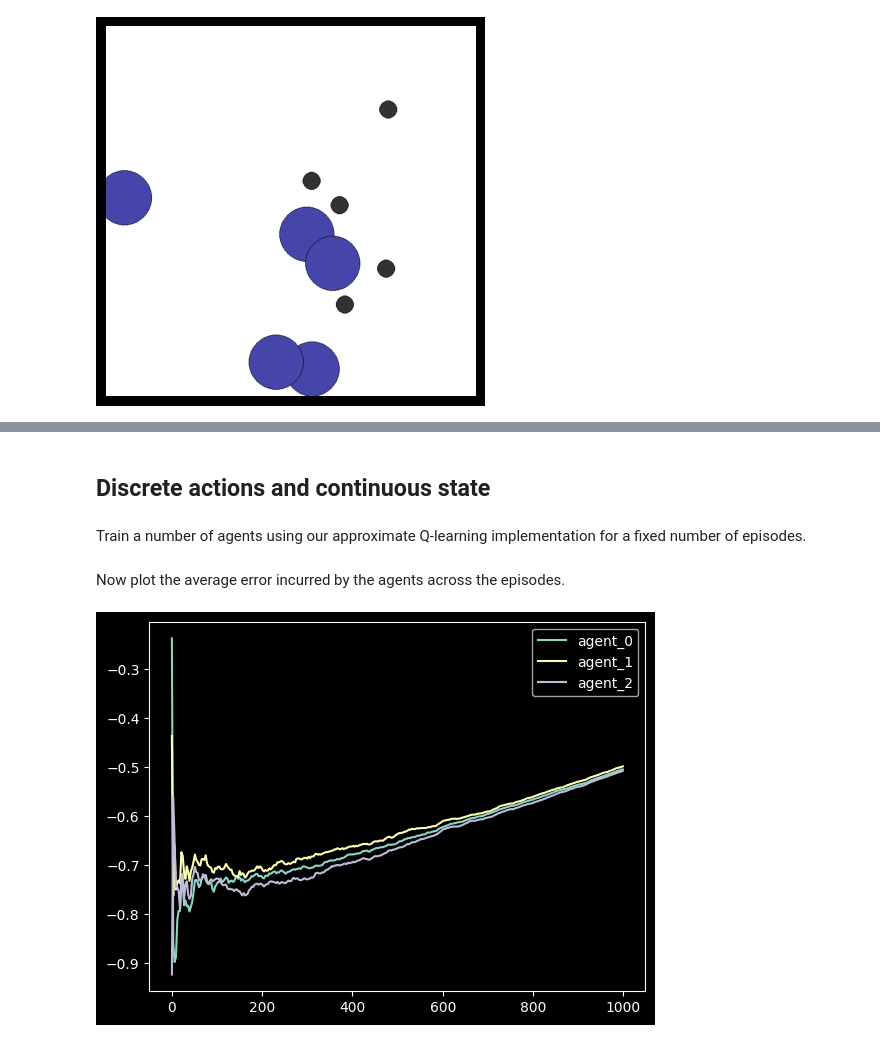
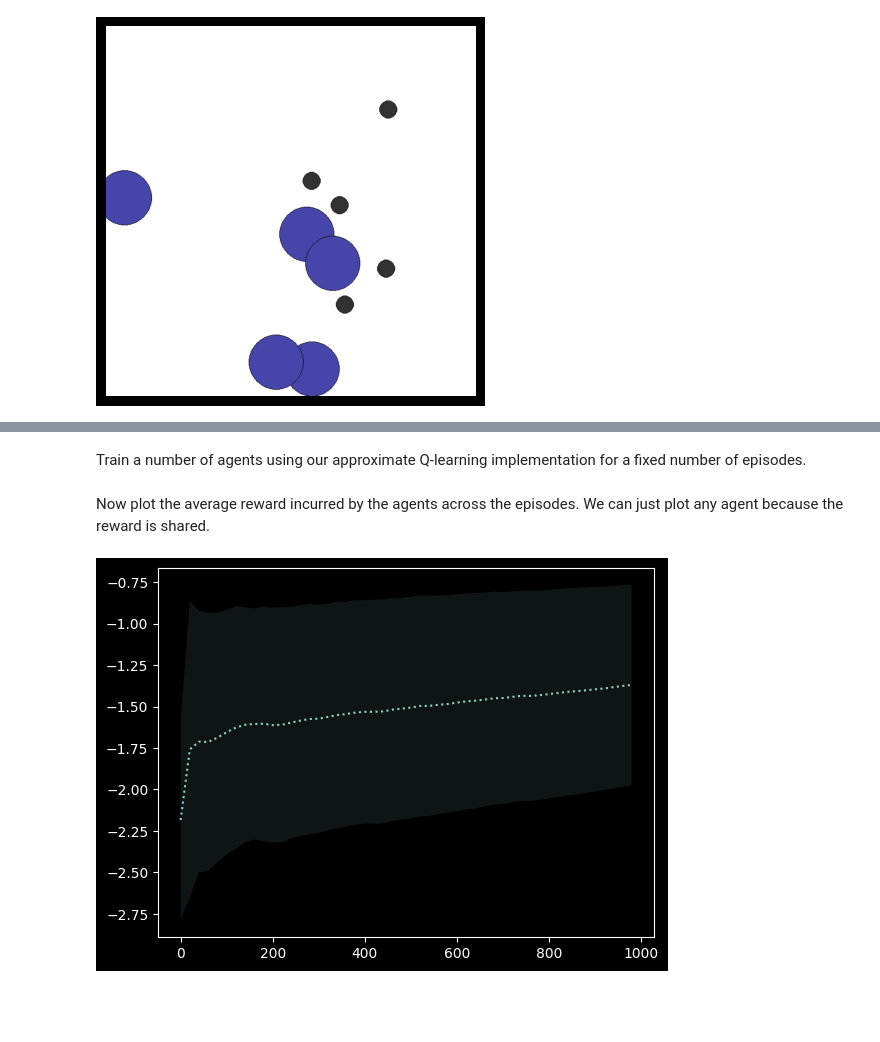
Before and after one commit to afflint/rlcoding, a Jupyter notebook: 2024-25/L7-multiagent-rl.ipynb, the cells around one changed output, grey strips where cells are left out. Drawn from its saved outputs; the diff is of its cells as text; code cells hidden in the pictures; blank space fills up the shorter version.

Commit message:
reward plot

```diff
--- a/2024-25/L7-multiagent-rl.ipynb
+++ b/2024-25/L7-multiagent-rl.ipynb
@@ -221,5 +125,3 @@ env.close()
-# %% [markdown]
-## Discrete actions and continuous state
 # %%
 from gymbase.vfa import LinearQApproximator
 
@@ -310,19 +215,18 @@ for episode in trange(EPISODES):
 
 env.close()
 # %% [markdown]
-Now plot the average error incurred by the agents across the episodes.
+Now plot the average reward incurred by the agents across the episodes. We can just plot any agent because the reward is shared.
 # %%
-skip = 3
+skip = 20
+
+agent = env.possible_agents[0]
+std = np.array(std_reward[agent])[::skip]
+reward = np.array(mean_reward[agent])[::skip]
 
 x = range(EPISODES)[::skip]
-for agent in env.possible_agents:
-	std = np.array(std_error[agent])[::skip]
-	error = np.array(mean_error[agent])[::skip]
+plt.plot(x, reward, ":", label = agent)
+plt.fill_between(x, (reward - std), (reward + std), alpha = .1)
 
-	plt.plot(x, error, label = agent)
-	# plt.fill_between(x, (error - std), (error + std), alpha = .1)
-
-plt.legend()
 plt.show()
 # %% [output]
-[figure, old version]
+[figure, new version]
```
Also changed, not shown: parts of 4 cells of this notebook.
